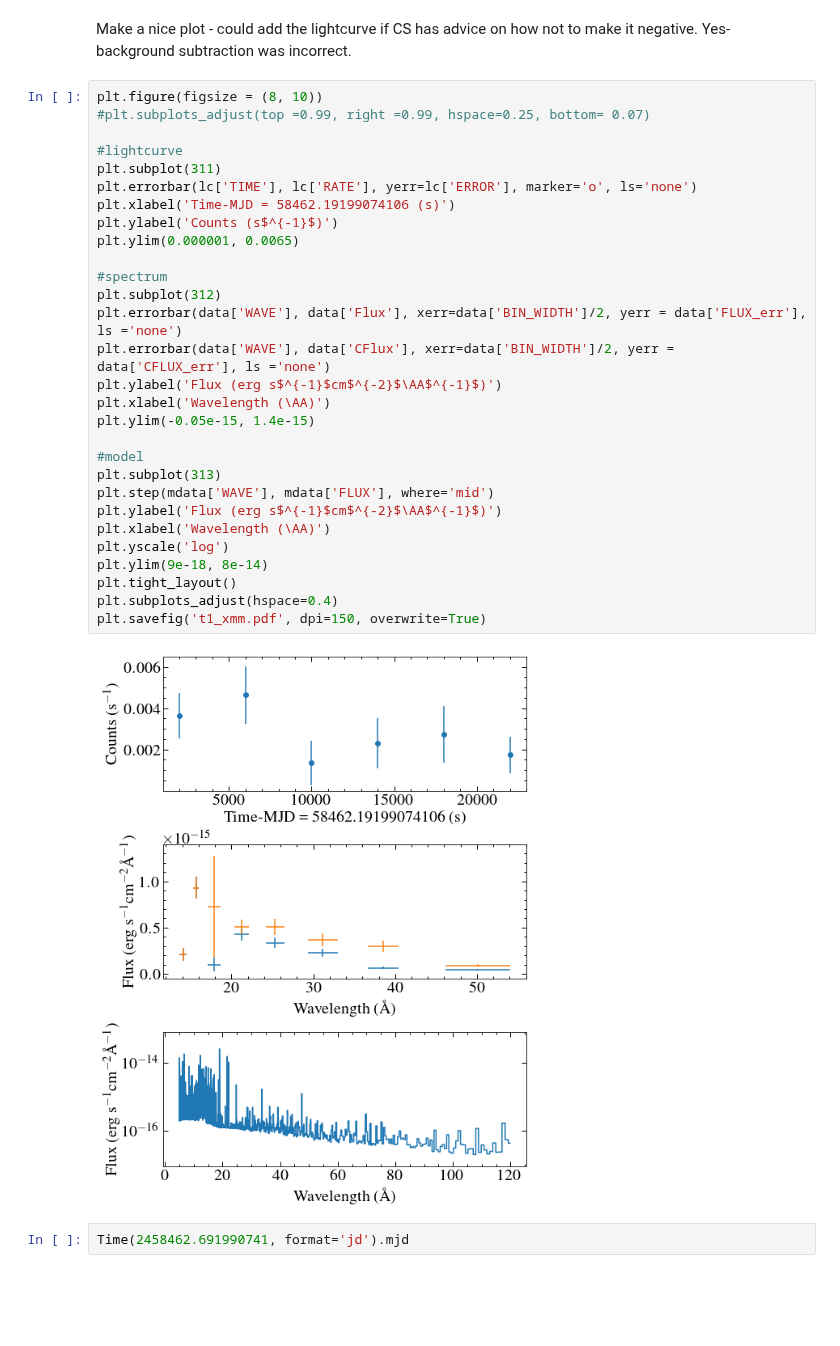
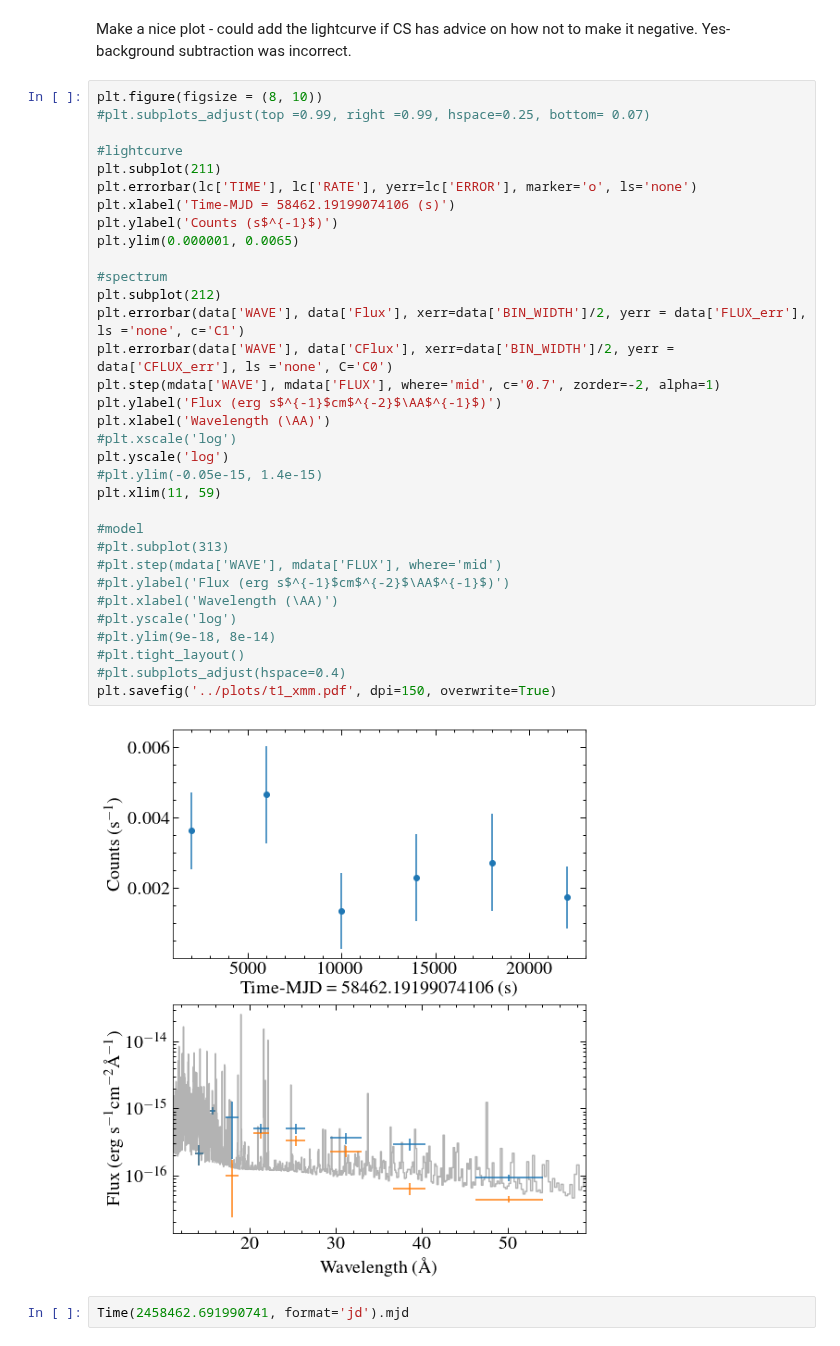
Before and after one commit to davidjwilson/SEDs, a Jupyter notebook: trappist-1/xmm/t1_xmm.ipynb, the cells around one changed output. Drawn from its saved outputs; the diff is of its cells as text; blank space fills up the shorter version.

```diff
--- a/trappist-1/xmm/t1_xmm.ipynb
+++ b/trappist-1/xmm/t1_xmm.ipynb
@@ -185,34 +185,38 @@ Make a nice plot - could add the lightcurve if CS has advice on how not to make
 # %%
 plt.figure(figsize = (8, 10))
 #plt.subplots_adjust(top =0.99, right =0.99, hspace=0.25, bottom= 0.07)
 
 #lightcurve
-plt.subplot(311)
+plt.subplot(211)
 plt.errorbar(lc['TIME'], lc['RATE'], yerr=lc['ERROR'], marker='o', ls='none')
 plt.xlabel('Time-MJD = 58462.19199074106 (s)')
 plt.ylabel('Counts (s$^{-1}$)')
 plt.ylim(0.000001, 0.0065)
 
 #spectrum
-plt.subplot(312)
-plt.errorbar(data['WAVE'], data['Flux'], xerr=data['BIN_WIDTH']/2, yerr = data['FLUX_err'], ls ='none')
-plt.errorbar(data['WAVE'], data['CFlux'], xerr=data['BIN_WIDTH']/2, yerr = data['CFLUX_err'], ls ='none')
+plt.subplot(212)
+plt.errorbar(data['WAVE'], data['Flux'], xerr=data['BIN_WIDTH']/2, yerr = data['FLUX_err'], ls ='none', c='C1')
+plt.errorbar(data['WAVE'], data['CFlux'], xerr=data['BIN_WIDTH']/2, yerr = data['CFLUX_err'], ls ='none', C='C0')
+plt.step(mdata['WAVE'], mdata['FLUX'], where='mid', c='0.7', zorder=-2, alpha=1)
 plt.ylabel('Flux (erg s$^{-1}$cm$^{-2}$\AA$^{-1}$)')
 plt.xlabel('Wavelength (\AA)')
-plt.ylim(-0.05e-15, 1.4e-15)
+#plt.xscale('log')
+plt.yscale('log')
+#plt.ylim(-0.05e-15, 1.4e-15)
+plt.xlim(11, 59)
 
 #model
-plt.subplot(313)
-plt.step(mdata['WAVE'], mdata['FLUX'], where='mid')
-plt.ylabel('Flux (erg s$^{-1}$cm$^{-2}$\AA$^{-1}$)')
-plt.xlabel('Wavelength (\AA)')
-plt.yscale('log')
-plt.ylim(9e-18, 8e-14)
-plt.tight_layout()
-plt.subplots_adjust(hspace=0.4)
-plt.savefig('t1_xmm.pdf', dpi=150, overwrite=True)
+#plt.subplot(313)
+#plt.step(mdata['WAVE'], mdata['FLUX'], where='mid')
+#plt.ylabel('Flux (erg s$^{-1}$cm$^{-2}$\AA$^{-1}$)')
+#plt.xlabel('Wavelength (\AA)')
+#plt.yscale('log')
+#plt.ylim(9e-18, 8e-14)
+#plt.tight_layout()
+#plt.subplots_adjust(hspace=0.4)
+plt.savefig('../plots/t1_xmm.pdf', dpi=150, overwrite=True)
 # %% [output]
-[figure, old version]
+[figure, new version]
 # %%
 Time(2458462.691990741, format='jd').mjd
 # %% [output]
```
Also changed, not shown: parts of 6 cells of this notebook, 15 other files.
